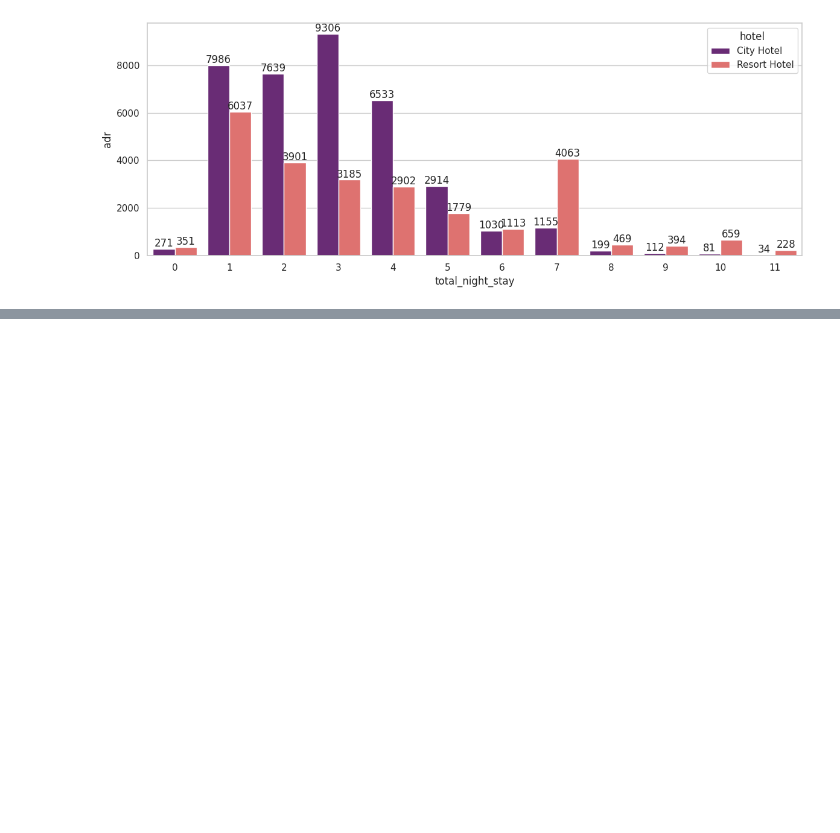
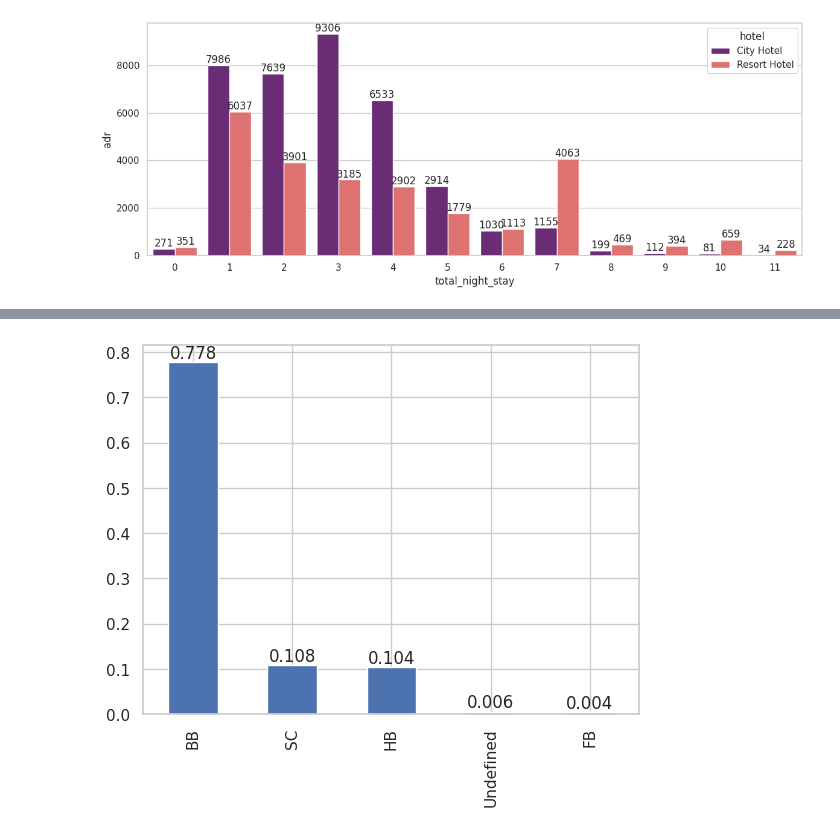
Before and after one commit to jamal-faisal/EDA_Hotel, a Jupyter notebook: EDA_Hotel_Booking.ipynb, the cells around one changed output, grey strips where cells are left out. Cells and saved outputs as stored; diff of their text form; code cells hidden in the pictures; blank space fills up the shorter version.

```diff
--- a/EDA_Hotel_Booking.ipynb
+++ b/EDA_Hotel_Booking.ipynb
@@ -650,0 +652,6 @@ fig.tight_layout()
+# %%
+ax= df_hotel.meal.value_counts(normalize=True).plot(kind= 'bar')
+for i in ax.containers:
+  ax.bar_label(i, fmt=lambda x: '{:.3f}'.format(x))
+# %% [output]
+[figure, added]
```
Also changed, not shown: parts of 24 cells of this notebook.
